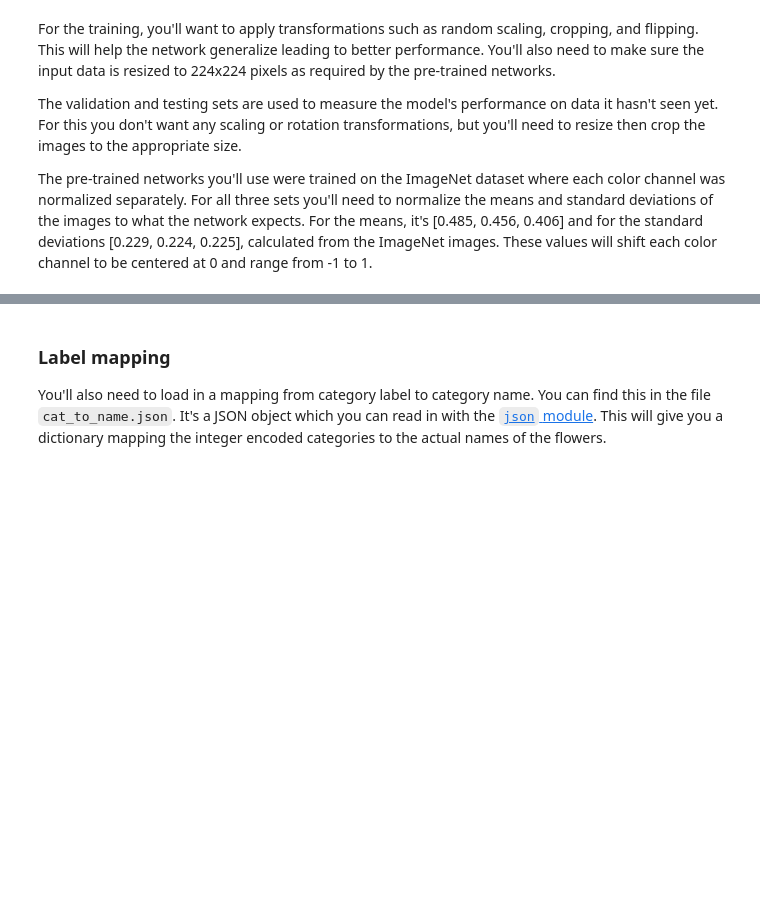
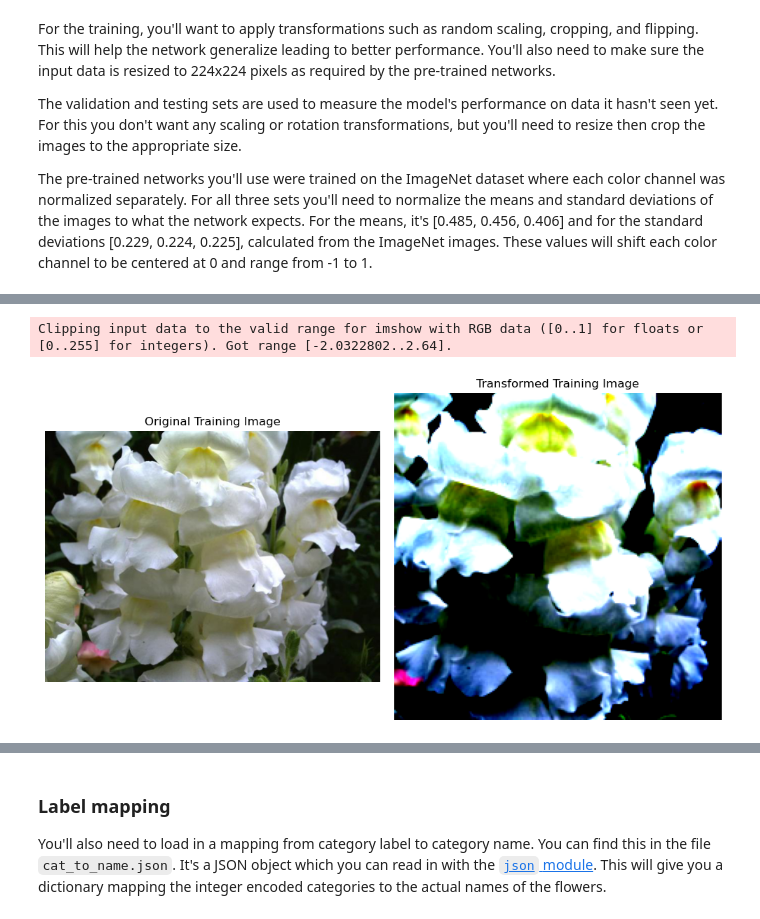
Before and after one commit to cvasilov1/udacity_AIPND_train_flower_network, a Jupyter notebook: Image Classifier Project.ipynb, the cells around one changed output, grey strips where cells are left out. Drawn from its saved outputs; the diff is of its cells as text; code cells hidden in the pictures; blank space fills up the shorter version.

```diff
--- a/Image Classifier Project.ipynb
+++ b/Image Classifier Project.ipynb
@@ -344,0 +313,28 @@ plt.show()
+# %%
+# Using the defined training transform (data_transform_train)
+original_image, processed_image, denormalized_image = process_image(
+    folder_number=11,
+    image_index=22,
+    subset_dir=args.train_dir,
+    transform=data_transform_train
+)
+
+# Visualize the original and processed training image (after full transformation) side by side
+processed_image_np = processed_image.permute(1, 2, 0).cpu().numpy()
+
+fig, axes = plt.subplots(1, 2, figsize=(10, 5))
+axes[0].imshow(original_image)
+axes[0].set_title("Original Training Image")
+axes[0].axis("off")
+
+axes[1].imshow(processed_image_np)
+axes[1].set_title("Transformed Training Image")
+axes[1].axis("off")
+
+plt.tight_layout()
+plt.show()
+
+del processed_image_np
+# %% [output]
+Clipping input data to the valid range for imshow with RGB data ([0..1] for floats or [0..255] for integers). Got range [-2.0322802..2.64].
+[figure, added]
```
Also changed, not shown: parts of 45 cells of this notebook, 9 other files.
